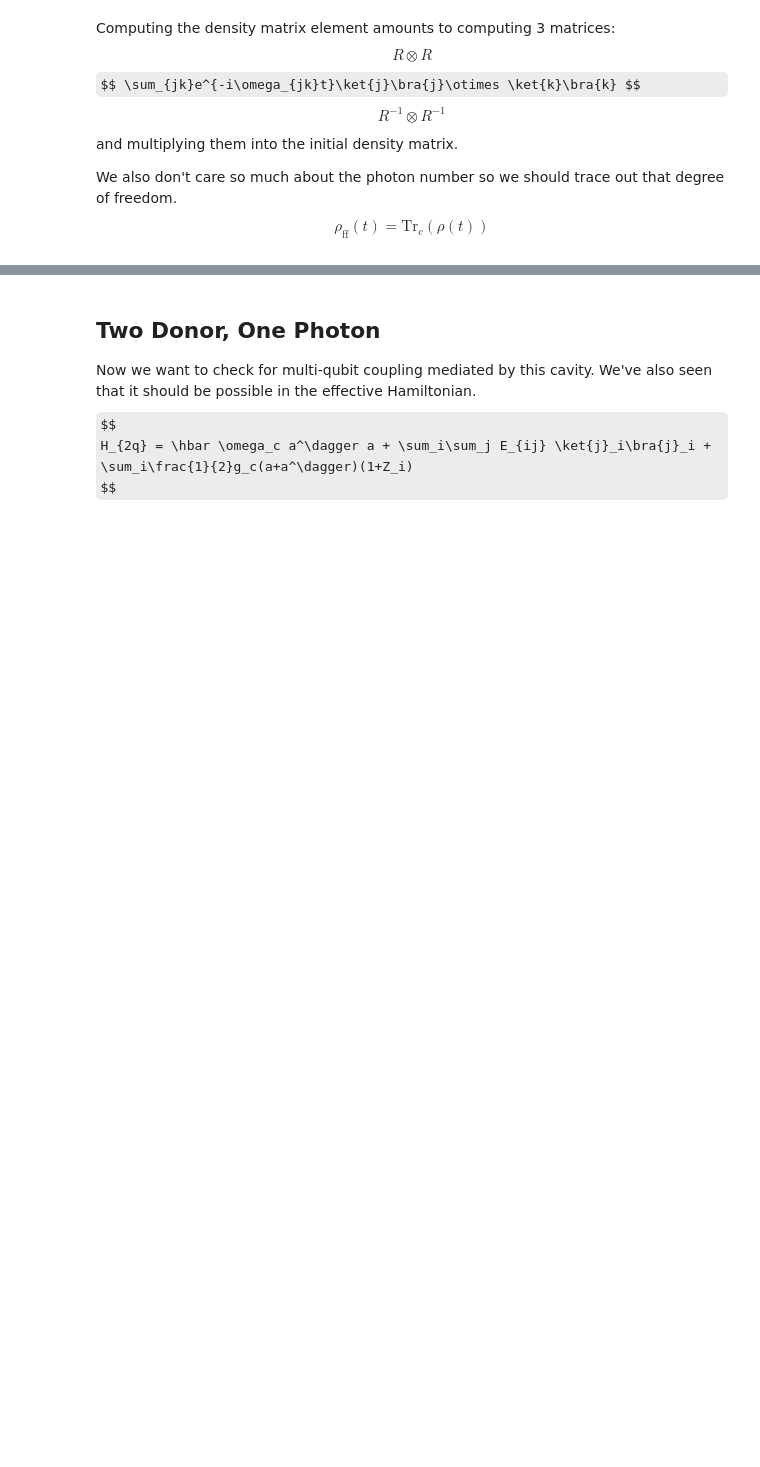
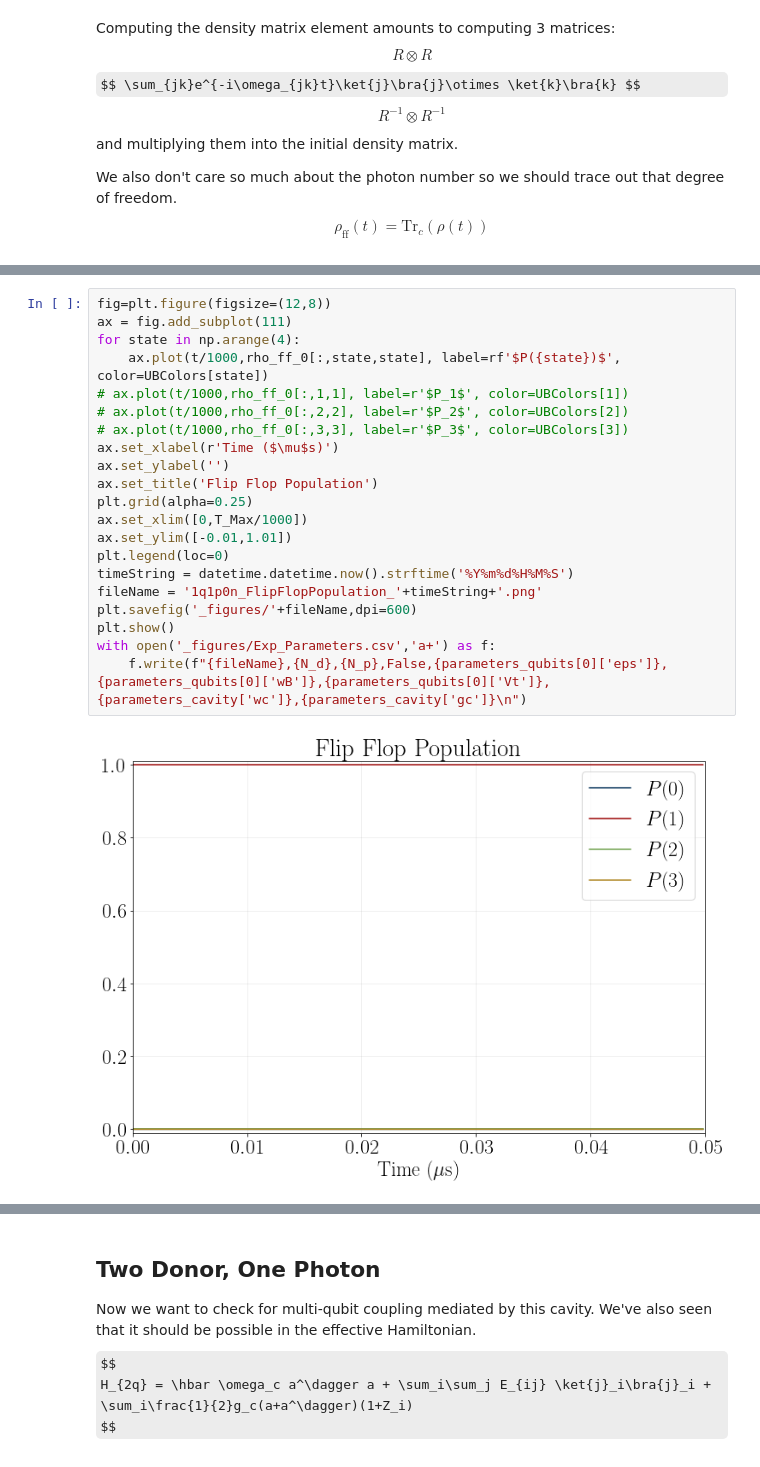
Before and after one commit to jtruong04/FlipFlopQubit_CavityCoupling, a Jupyter notebook: _notebooks/Time_Evolution.ipynb, the cells around one changed output, grey strips where cells are left out. Drawn from its saved outputs; the diff is of its cells as text; some formulas as TeX source; blank space fills up the shorter version.

```diff
--- a/_notebooks/Time_Evolution.ipynb
+++ b/_notebooks/Time_Evolution.ipynb
@@ -168,0 +199,23 @@ plt.show()
+# %%
+fig=plt.figure(figsize=(12,8))
+ax = fig.add_subplot(111)
+for state in np.arange(4):
+    ax.plot(t/1000,rho_ff_0[:,state,state], label=rf'$P({state})$', color=UBColors[state])
+# ax.plot(t/1000,rho_ff_0[:,1,1], label=r'$P_1$', color=UBColors[1])
+# ax.plot(t/1000,rho_ff_0[:,2,2], label=r'$P_2$', color=UBColors[2])
+# ax.plot(t/1000,rho_ff_0[:,3,3], label=r'$P_3$', color=UBColors[3])
+ax.set_xlabel(r'Time ($\mu$s)')
+ax.set_ylabel('')
+ax.set_title('Flip Flop Population')
+plt.grid(alpha=0.25)
+ax.set_xlim([0,T_Max/1000])
+ax.set_ylim([-0.01,1.01])
+plt.legend(loc=0)
+timeString = datetime.datetime.now().strftime('%Y%m%d%H%M%S')
+fileName = '1q1p0n_FlipFlopPopulation_'+timeString+'.png'
+plt.savefig('_figures/'+fileName,dpi=600)
+plt.show()
+with open('_figures/Exp_Parameters.csv','a+') as f:
+    f.write(f"{fileName},{N_d},{N_p},False,{parameters_qubits[0]['eps']},{parameters_qubits[0]['wB']},{parameters_qubits[0]['Vt']},{parameters_cavity['wc']},{parameters_cavity['gc']}\n")
+# %% [output]
+[figure, added]
```
Also changed, not shown: parts of 12 cells of this notebook, 3 other files.
